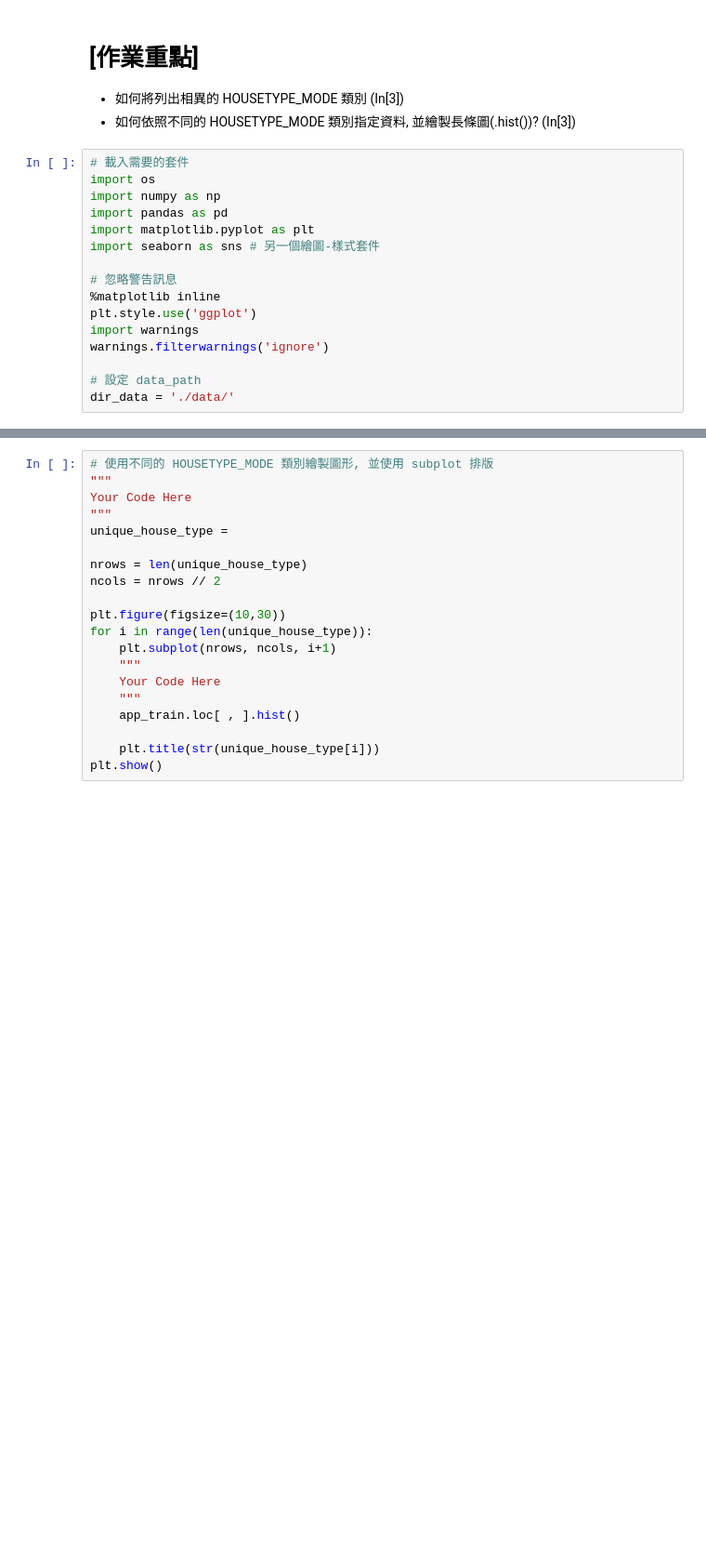
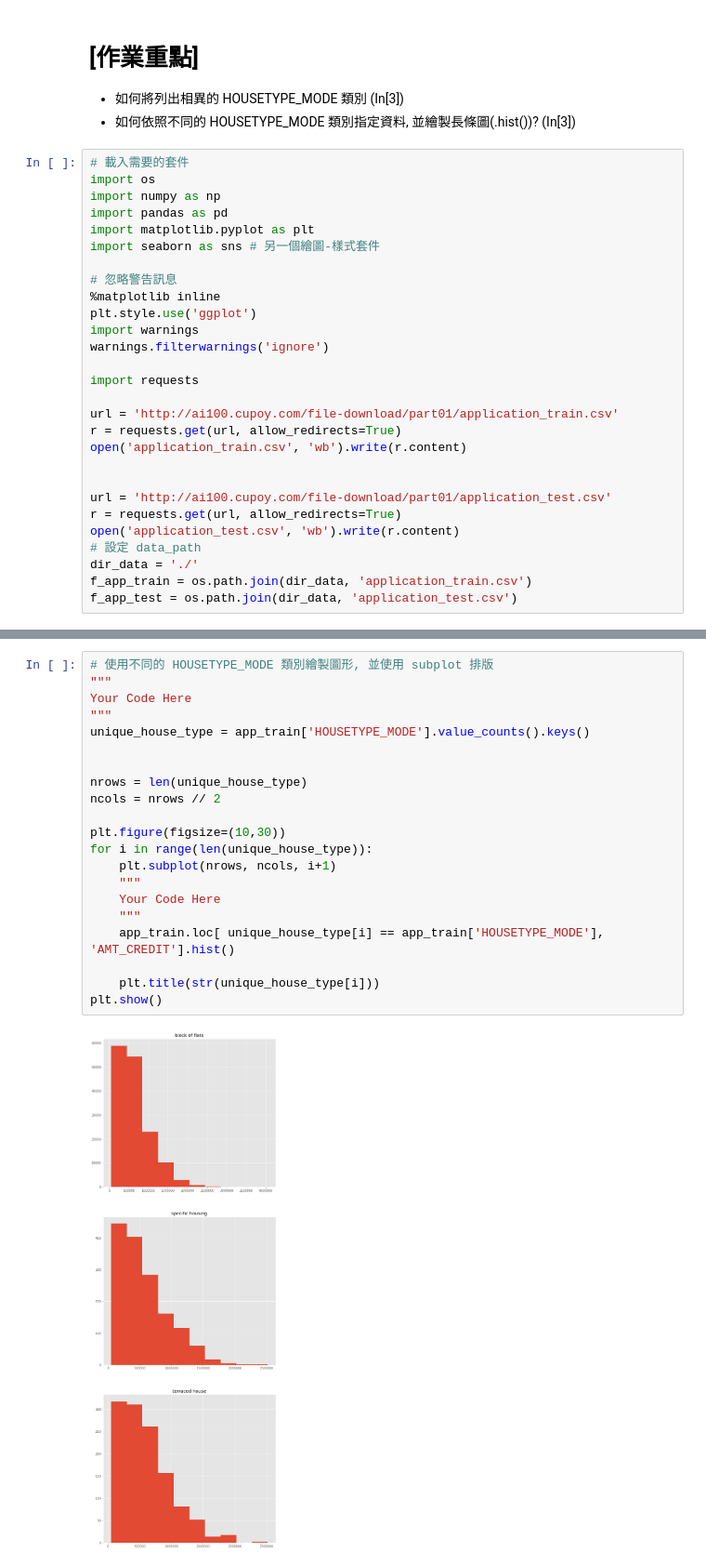
Before and after one commit to John-auw/ML100-Days, a Jupyter notebook: homework/Day_014_HW.ipynb, the cells around one changed output, grey strips where cells are left out. Shown at 93% size. Drawn from its saved outputs; the diff is of its cells as text; blank space fills up the shorter version.

```diff
--- a/homework/Day_014_HW.ipynb
+++ b/homework/Day_014_HW.ipynb
@@ -22,8 +24,20 @@ plt.style.use('ggplot')
 import warnings
 warnings.filterwarnings('ignore')
 
+import requests
+
+url = 'http://ai100.cupoy.com/file-download/part01/application_train.csv'
+r = requests.get(url, allow_redirects=True)
+open('application_train.csv', 'wb').write(r.content)
+
+
+url = 'http://ai100.cupoy.com/file-download/part01/application_test.csv'
+r = requests.get(url, allow_redirects=True)
+open('application_test.csv', 'wb').write(r.content)
 # 設定 data_path
-dir_data = './data/'
+dir_data = './'
+f_app_train = os.path.join(dir_data, 'application_train.csv')
+f_app_test = os.path.join(dir_data, 'application_test.csv')
 # %%
 # 讀取檔案
 f_app = os.path.join(dir_data, 'application_train.csv')
@@ -42,20 +56,23 @@ Path of read in data: ./data/application_train.csv
 # %%
 # 使用不同的 HOUSETYPE_MODE 類別繪製圖形, 並使用 subplot 排版
 """
 Your Code Here
 """
-unique_house_type =
+unique_house_type = app_train['HOUSETYPE_MODE'].value_counts().keys()
+
 
 nrows = len(unique_house_type)
 ncols = nrows // 2
 
 plt.figure(figsize=(10,30))
 for i in range(len(unique_house_type)):
     plt.subplot(nrows, ncols, i+1)
     """
     Your Code Here
     """
-    app_train.loc[ , ].hist()
+    app_train.loc[ unique_house_type[i] == app_train['HOUSETYPE_MODE'], 'AMT_CREDIT'].hist()
 
     plt.title(str(unique_house_type[i]))
 plt.show()
+# %% [output]
+[figure, added]
```
Also changed, not shown: parts of 2 cells of this notebook.
